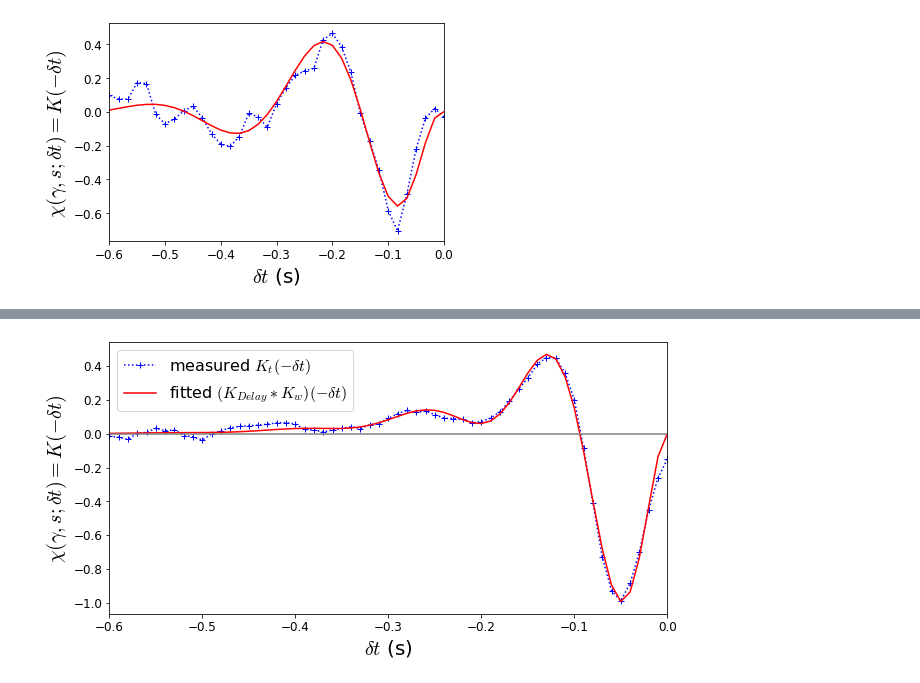
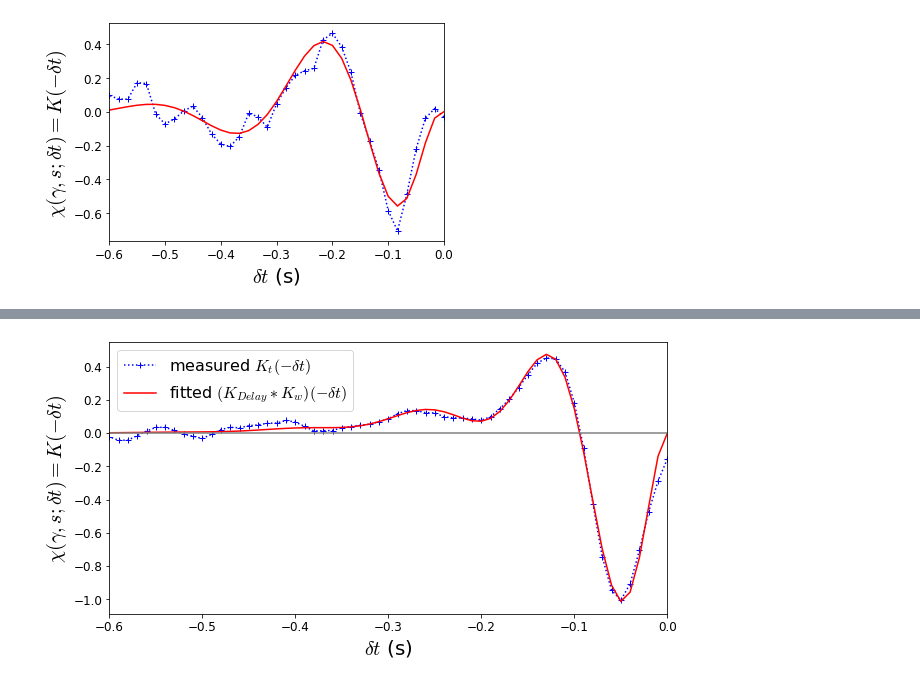
Before and after one commit to llincooi/RetinaMasterThesis, a Jupyter notebook: Code/CalculateandFit_TK.ipynb, the cells around one changed output, grey strips where cells are left out. Cells and saved outputs as stored; diff of their text form; code cells hidden in the pictures.

```diff
--- a/Code/CalculateandFit_TK.ipynb
+++ b/Code/CalculateandFit_TK.ipynb
@@ -37,12 +24,14 @@ def angular_gradient(x):
 # %%
 plt.rcParams["font.size"] = 12
+os.chdir('..')
+data_folder = os.getcwd()+"\\Experimental_Data_Example\\"  # Note that use absolute path on your computer instead.
 
-annots = loadmat('D:\\GoogleDrive\\retina\\Chou\'s data\\20210513\\merge\\merge_0224_cSTA_wf_3min_Q100_re', squeeze_me = True)
+dt = 1/60
+cn = 9
+
+annots = loadmat(data_folder+'OLED_Data\\merge_0224_cSTA_wf_3min_Q100', squeeze_me = True)
 x = annots['bin_pos']
 x = (x-np.mean(x))/np.std(x)
-dt = 1/60
-
-cn = 9
 
 spike = annots['reconstruct_spikes'][cn-1]
 rstate, _ = np.histogram(spike, np.arange(len(x)+1)*dt)
@@ -54,7 +43,6 @@ OLEDtaxis = taxis
 
 plt.plot(taxis, cSTA, 'b+:')
 OLEDcSTA = cSTA
-
 
 name_list = ['epsilon', 'gamma', 'omegastar', 'deltastar', 'tau_y', 'Dmp']
 para_dict = {}
@@ -105,6 +80,0 @@ loadfiles = np.load(exp_folder+'\\Analyzed_data\\fitNGD2LASpara.npz', allow_pick
-# %%
-r = RFprop['RF_properties']['radius']
-
-RFprop = RFprop['RF_properties']
-
-STK = SVDnSTK['gauss_RF']
@@ -137,16 +81,17 @@ fig
 # %%
-plt.rcParams["font.size"] = 12
+dt = 0.01
+cn = 53
 
-dt = 0.01
-x_list, T_list, rstate_list = expSnR(['D:\\GoogleDrive\\retina\\Chou\'s data\\20200408\\20200408_cSTA_sort_unit2'], dt, 'LED', np.arange(60)+1)
-x = x_list[0]
-x = x-np.mean(x)/np.std(x)
-# cSTA_list = [0]*60
-# dcn = []
-# fig, ax = plt.subplots(nrows=8, ncols=8, constrained_layout=True, sharex=True, sharey=True)
-
-cn = 53
-rstate = rstate_list[0][cn-1,:]
+annots = loadmat(data_folder+'LED_Data\\20200408_cSTA_sort_unit2', squeeze_me = True)
+sampling_rate = 20000
+TimeStamps = annots['TimeStamps']
+x = annots['a_data'][0, int(TimeStamps[0]*sampling_rate):int(TimeStamps[1]*sampling_rate)+1]
+x = ndimage.gaussian_filter1d(x, sigma=int(sampling_rate*dt/2), mode='reflect') / dt
+x = x[::int(sampling_rate*dt)]
+x = x.astype(float)
+x = (x -np.mean(x))/np.std(x)
+T=np.arange(len(x))*dt+dt
+rstate,_ = np.histogram(annots['Spikes'][cn-1]-TimeStamps[0], np.append(0,T))
 
 cSTA = np.correlate(x, rstate, 'same')/ np.correlate(np.ones_like(x), rstate, 'same')
 cSTA = cSTA[int(len(cSTA)/2):int(len(cSTA)/2-1/dt)-1:-1]
@@ -155,8 +100,6 @@ LEDtaxis = taxis
 
 plt.plot(taxis, cSTA, 'b+:')
 LEDcSTA = cSTA
-
-
 
 name_list = ['epsilon', 'gamma', 'omegastar', 'deltastar', 'tau_y', 'Dmp']
 para_dict = {}
@@ -166,31 +109,31 @@ for l in range(len(name_list)):
 para_dict['error'] = np.zeros(60)
 
 epsilon = 10. #1/sec
 gamma = 25.
 omegastar = 30.
 deltastar = 0.
 tau_y = 0.04
 Dmp = 10.
 
 popt,pcov = curve_fit(NGD2L_TK_AS, np.abs(taxis), cSTA,
                       p0     =  [epsilon, gamma , omegastar, deltastar, tau_y, Dmp   ],
                       bounds = ([0      , 0     , 0        , -np.pi/2 , 0    , 0     ],
                                 [np.inf , np.inf, np.inf   ,  np.pi/2 , 0.1  , np.inf ] ))
 
 for l in range(len(popt)):
     para_dict[name_list[l]][cn] = popt[l]
 #     print(popt)
 fit_cSTA = NGD2L_TK_AS(np.abs(taxis), *popt).copy()
 LEDfit_cSTA = fit_cSTA
 # para_dict['error'][cn] = sum((fit_cSTA_list[cn]-cSTA_list[cn])**2)
 plt.plot(taxis, fit_cSTA, 'r-')
 plt.xlabel(r'$\delta t$ (s)', fontsize = 20)
 plt.ylabel('$\chi(\gamma, s; \delta t) = K(-\delta t)$ ', fontsize = 20)
 
 plt.axhline(0, c='gray')
 plt.legend( (r'measured $K_t(-\delta t)$', r'fitted $(K_{Delay}*K_w)(-\delta t)$'), fontsize = 16 )
 plt.xlim([-0.6,0])
 fig = plt.gcf()
 fig.set_size_inches(10, 5)
 # %% [output]
-[figure, old version]
+[figure, new version]
```
Also changed, not shown: parts of 8 cells of this notebook, 2 other files.
